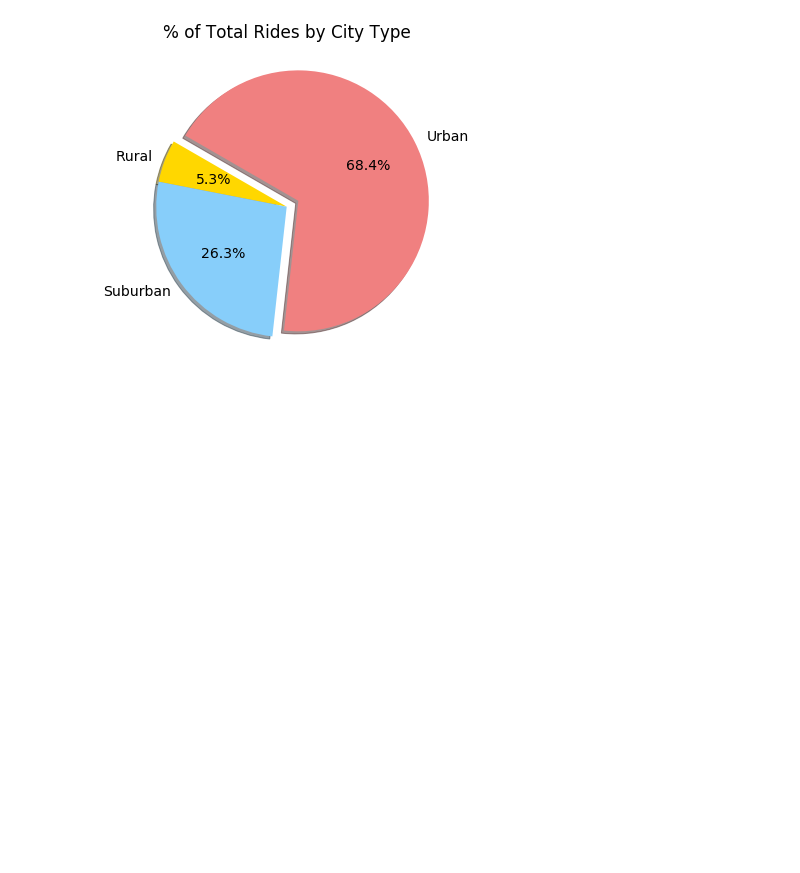
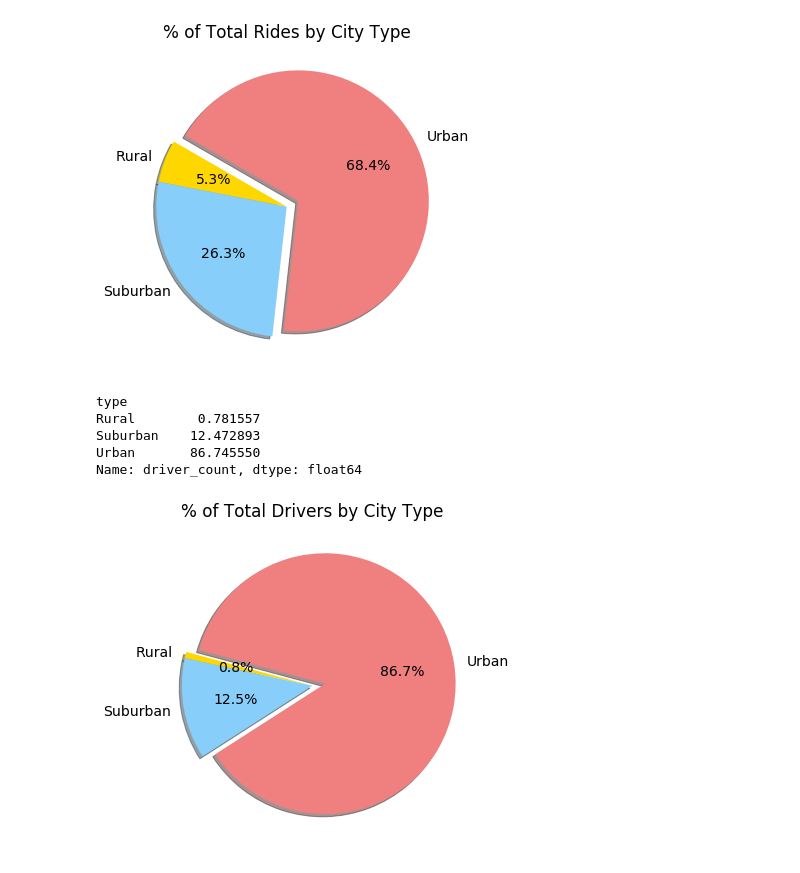
Before and after one commit to Helen-Ly/PyBer_Analysis, a Jupyter notebook: PyBer.ipynb, the cells around one changed output. Cells and saved outputs as stored; diff of their text form; code cells hidden in the pictures; blank space fills up the shorter version.

Commit message:
Adding Figure 7.

```diff
--- a/PyBer.ipynb
+++ b/PyBer.ipynb
@@ -949,3 +949,37 @@ plt.savefig('Analysis/Fig6.png')
 plt.show()
 # %% [output]
 [figure]
+# %%
+# Calculate the percentage of drivers for each city type (using one line)
+driver_percents = 100 * pyber_data_df.groupby(['type']).sum()['driver_count'] / pyber_data_df['driver_count'].sum()
+
+driver_percents
+# %% [output]
+type
+Rural        0.781557
+Suburban    12.472893
+Urban       86.745550
+Name: driver_count, dtype: float64
+# %%
+# Don't need to import matplotlibas mpl because it was previously done
+# Build the percentage of drivers by city type pie chart
+plt.subplots(figsize = (10, 6))
+plt.pie(driver_percents,
+        labels = ['Rural', 'Suburban', 'Urban'],
+        colors = ['gold', 'lightskyblue', 'lightcoral'],
+        explode = [0, 0, 0.1],
+        autopct = '%1.1f%%',
+        shadow = True, startangle = 165)
+
+plt.title('% of Total Drivers by City Type')
+
+# Change the defualt font size from 10 to 14
+mpl.rcParams['font.size'] = 14
+
+# Save figure
+plt.savefig('Analysis/Fig7.png')
+
+# Show figure
+plt.show()
+# %% [output]
+[figure, added]
```
Also changed, not shown: parts of 2 cells of this notebook, 1 other file.
